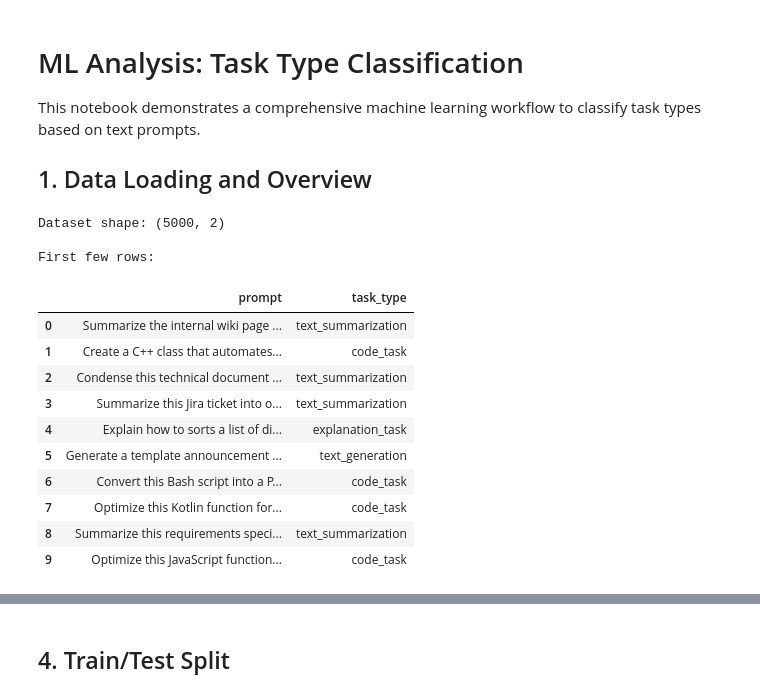
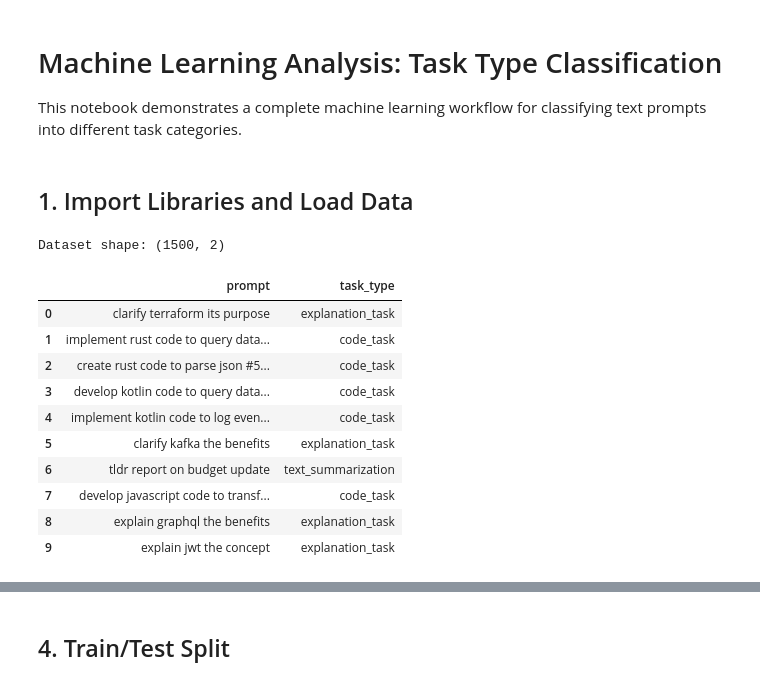
Before and after one commit to ipetrom/bhl-hackathon-beszketnyky, a Jupyter notebook: ml_analysis/ml_analysis.ipynb, the cells around one changed output, grey strips where cells are left out. Saved outputs shown, nothing was run; the diff lists cells and outputs as text; code cells hidden in the pictures.

```diff
--- a/ml_analysis/ml_analysis.ipynb
+++ b/ml_analysis/ml_analysis.ipynb
@@ -1,47 +1,42 @@
 # %% [markdown]
-# ML Analysis: Task Type Classification
+# Machine Learning Analysis: Task Type Classification
 
-This notebook demonstrates a comprehensive machine learning workflow to classify task types based on text prompts.
-
-## 1. Data Loading and Overview
+This notebook demonstrates a complete machine learning workflow for classifying text prompts into different task categories.
+# %% [markdown]
+## 1. Import Libraries and Load Data
 # %%
 import pandas as pd
 import numpy as np
 import matplotlib.pyplot as plt
 import seaborn as sns
-from sklearn.model_selection import train_test_split, cross_val_score, GridSearchCV
-from sklearn.feature_extraction.text import TfidfVectorizer, CountVectorizer
+from sklearn.model_selection import train_test_split, cross_val_score
+from sklearn.feature_extraction.text import TfidfVectorizer
 from sklearn.naive_bayes import MultinomialNB
 from sklearn.linear_model import LogisticRegression
 from sklearn.ensemble import RandomForestClassifier
 from sklearn.svm import SVC
 from sklearn.metrics import classification_report, confusion_matrix, accuracy_score, f1_score
 import warnings
 warnings.filterwarnings('ignore')
 
-# Set style
+# Set visualization style
 sns.set_style('whitegrid')
-plt.rcParams['figure.figsize'] = (12, 6)
+plt.rcParams['figure.figsize'] = (10, 6)
 
-# Load the dataset
+# Load dataset
 df = pd.read_csv('data.csv')
-
-# Display basic info
 print(f"Dataset shape: {df.shape}")
-print(f"\nFirst few rows:")
 df.head(10)
 # %% [output]
-Dataset shape: (5000, 2)
-
-First few rows:
+Dataset shape: (1500, 2)
 |  | prompt | task_type |
-| 0 | Summarize the internal wiki page ... | text_summarization |
-| 1 | Create a C++ class that automates... | code_task |
-| 2 | Condense this technical document ... | text_summarization |
-| 3 | Summarize this Jira ticket into o... | text_summarization |
-| 4 | Explain how to sorts a list of di... | explanation_task |
-| 5 | Generate a template announcement ... | text_generation |
-| 6 | Convert this Bash script into a P... | code_task |
-| 7 | Optimize this Kotlin function for... | code_task |
-| 8 | Summarize this requirements speci... | text_summarization |
-| 9 | Optimize this JavaScript function... | code_task |
+| 0 | clarify terraform its purpose | explanation_task |
+| 1 | implement rust code to query data... | code_task |
+| 2 | create rust code to parse json #5... | code_task |
+| 3 | develop kotlin code to query data... | code_task |
+| 4 | implement kotlin code to log even... | code_task |
+| 5 | clarify kafka the benefits | explanation_task |
+| 6 | tldr report on budget update | text_summarization |
+| 7 | develop javascript code to transf... | code_task |
+| 8 | explain graphql the benefits | explanation_task |
+| 9 | explain jwt the concept | explanation_task |
```
Also changed, not shown: parts of 30 cells of this notebook, 15 other files.
